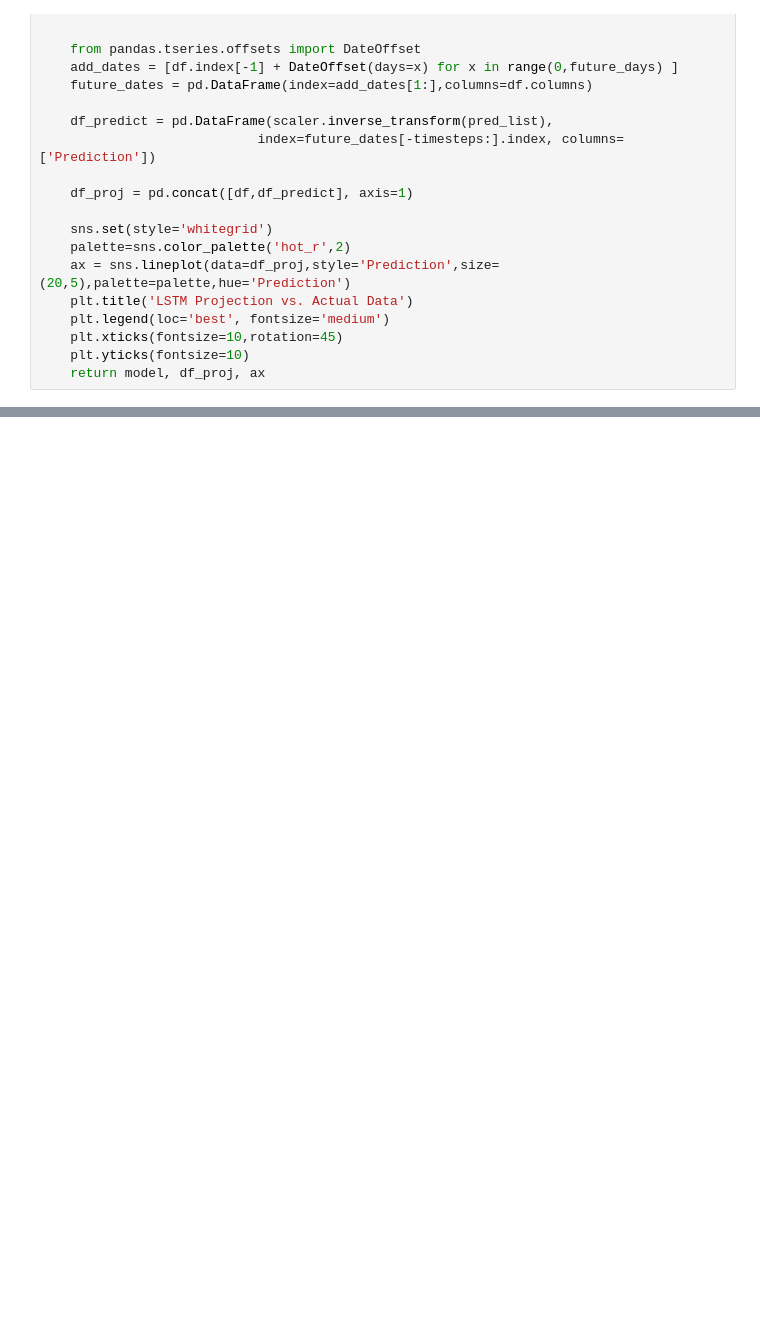
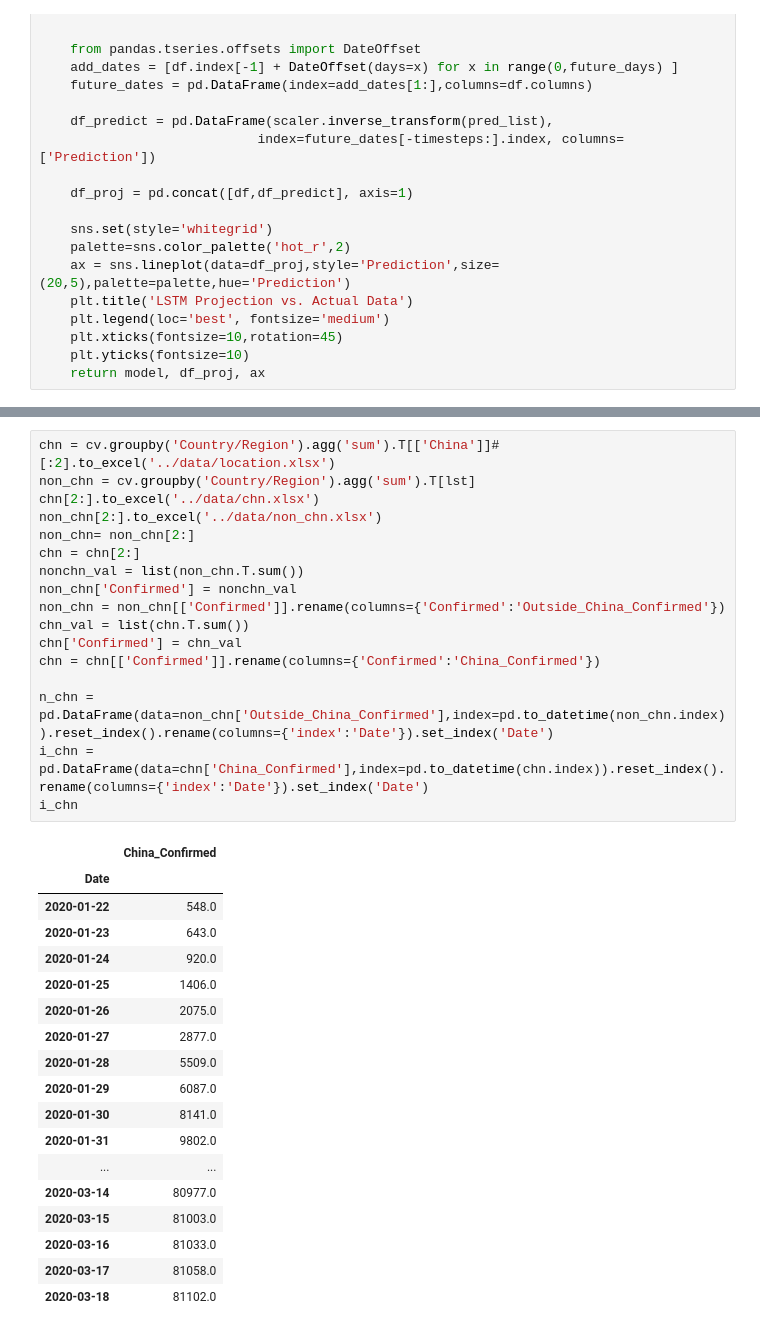
Before and after one commit to Skye-FY/Ironhack_Final_Project, a Jupyter notebook: code/LSTMfunc.ipynb, the cells around one changed output, grey strips where cells are left out. Drawn from its saved outputs; the diff is of its cells as text; blank space fills up the shorter version.

```diff
--- a/code/LSTMfunc.ipynb
+++ b/code/LSTMfunc.ipynb
@@ -324,0 +361,36 @@ def LSTM_BonA(df1,df2,timesteps,n_features,future_days):
+# %%
+chn = cv.groupby('Country/Region').agg('sum').T[['China']]#[:2].to_excel('../data/location.xlsx')
+non_chn = cv.groupby('Country/Region').agg('sum').T[lst]
+chn[2:].to_excel('../data/chn.xlsx')
+non_chn[2:].to_excel('../data/non_chn.xlsx')
+non_chn= non_chn[2:]
+chn = chn[2:]
+nonchn_val = list(non_chn.T.sum())
+non_chn['Confirmed'] = nonchn_val
+non_chn = non_chn[['Confirmed']].rename(columns={'Confirmed':'Outside_China_Confirmed'})
+chn_val = list(chn.T.sum())
+chn['Confirmed'] = chn_val
+chn = chn[['Confirmed']].rename(columns={'Confirmed':'China_Confirmed'})
+
+n_chn = pd.DataFrame(data=non_chn['Outside_China_Confirmed'],index=pd.to_datetime(non_chn.index)).reset_index().rename(columns={'index':'Date'}).set_index('Date')
+i_chn = pd.DataFrame(data=chn['China_Confirmed'],index=pd.to_datetime(chn.index)).reset_index().rename(columns={'index':'Date'}).set_index('Date')
+i_chn
+# %% [output]
+|  | China_Confirmed |
+| Date |  |
+| 2020-01-22 | 548.0 |
+| 2020-01-23 | 643.0 |
+| 2020-01-24 | 920.0 |
+| 2020-01-25 | 1406.0 |
+| 2020-01-26 | 2075.0 |
+| 2020-01-27 | 2877.0 |
+| 2020-01-28 | 5509.0 |
+| 2020-01-29 | 6087.0 |
+| 2020-01-30 | 8141.0 |
+| 2020-01-31 | 9802.0 |
+| ... | ... |
+| 2020-03-14 | 80977.0 |
+| 2020-03-15 | 81003.0 |
+| 2020-03-16 | 81033.0 |
+| 2020-03-17 | 81058.0 |
+| 2020-03-18 | 81102.0 |
```
Also changed, not shown: parts of 6 cells of this notebook, 7 other files.
